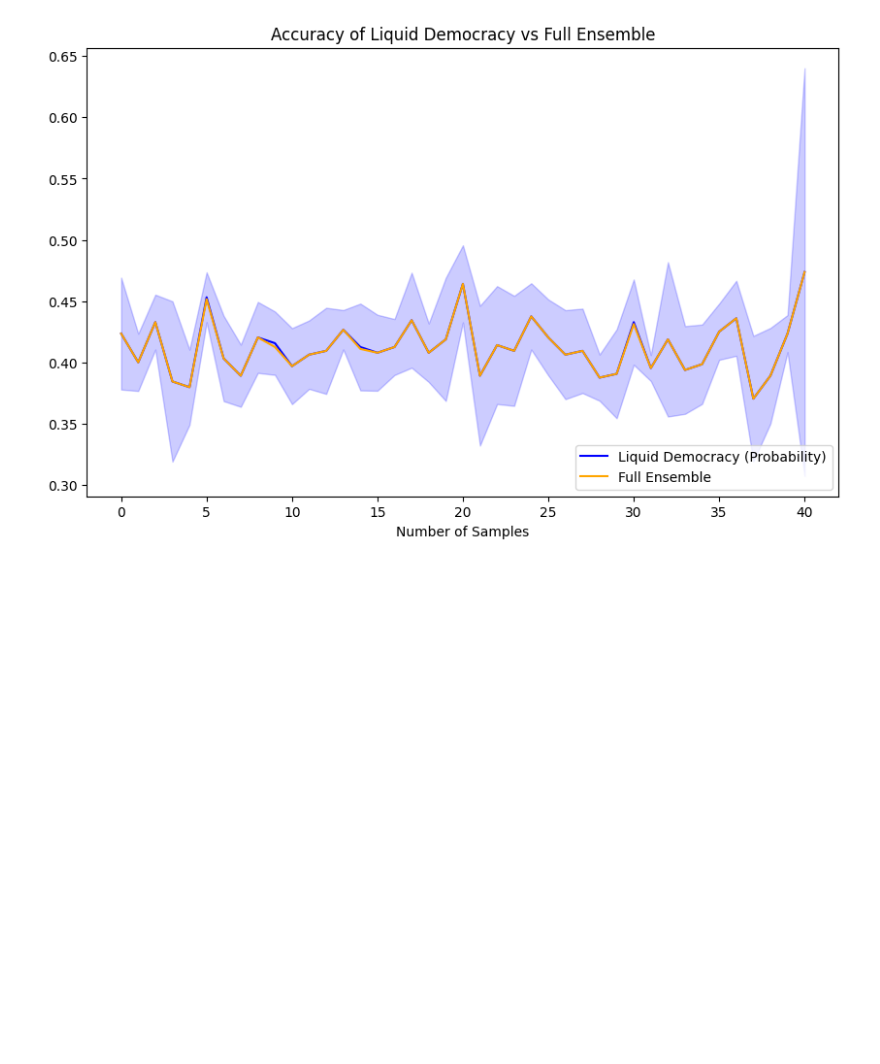
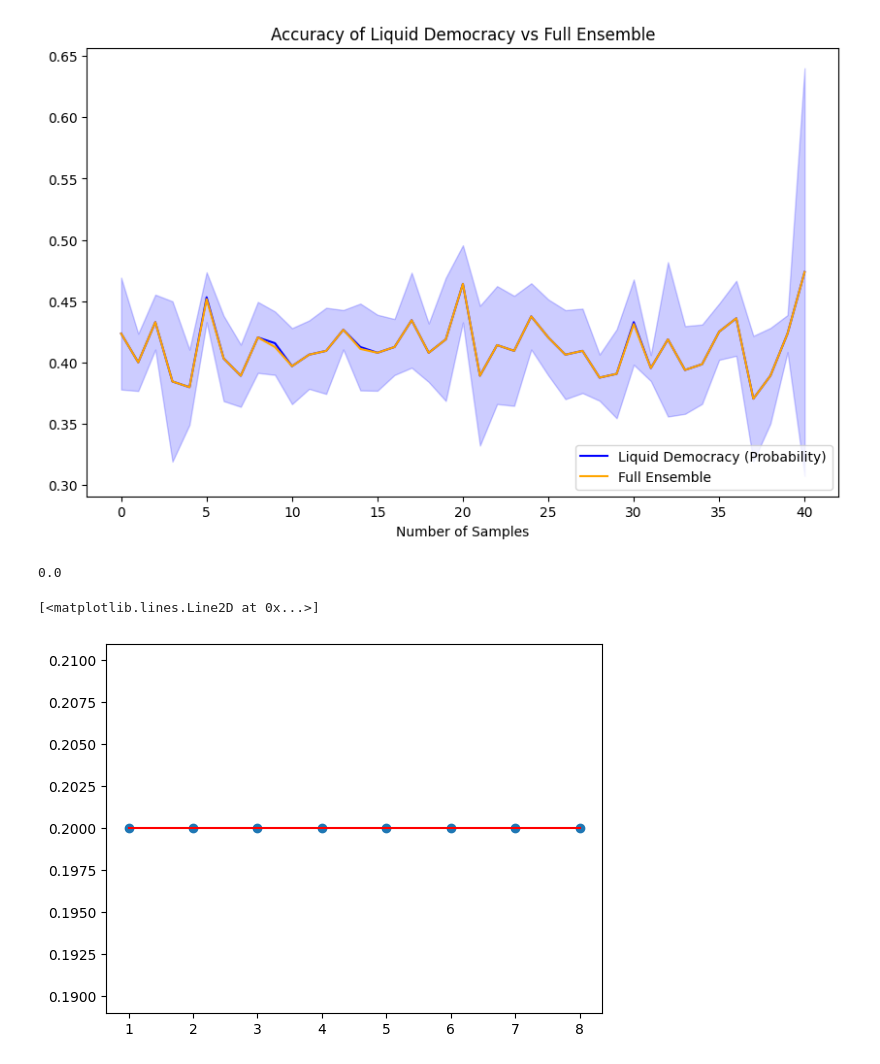
Before and after one commit to cartgr/banditLiquidDem, a Jupyter notebook: exp_framework/framework2.ipynb, the cells around one changed output. Saved outputs shown, nothing was run; the diff lists cells and outputs as text; code cells hidden in the pictures; blank space fills up the shorter version.

```diff
--- a/exp_framework/framework2.ipynb
+++ b/exp_framework/framework2.ipynb
@@ -608,3 +608,28 @@ ax.legend(loc="lower right")
 plt.show()
 # %% [output]
 [figure]
+# %%
+import numpy as np
+from scipy.stats import linregress
+
+# Your data points
+data_points = [0.2,0.2,0.2,0.2,0.2,0.2,0.2,0.2]
+
+# Creating an array for the positions (1, 2, 3, ...)
+positions = np.arange(1, len(data_points) + 1)
+
+# Applying linear regression
+slope, intercept, r_value, p_value, std_err = linregress(positions, data_points)
+
+# The slope is the trend estimation
+slope
+# %% [output]
+0.0
+# %%
+# plot
+plt.plot(positions, data_points, 'o', label='original data')
+#plot the trend line
+plt.plot(positions, intercept + slope*positions, 'r', label='fitted line')
+# %% [output]
+[<matplotlib.lines.Line2D at 0x...>]
+[figure, added]
```
Also changed, not shown: 1 other file.
